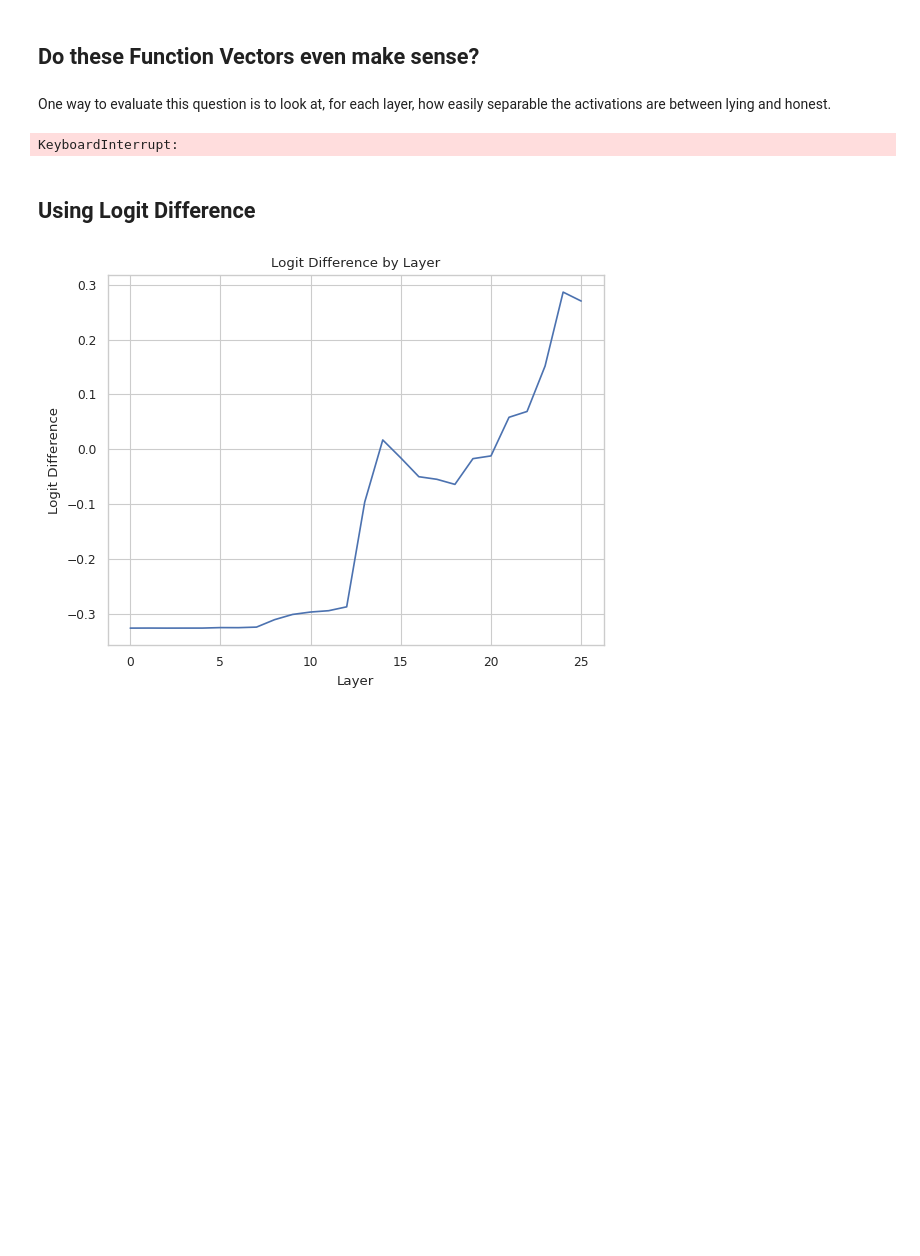
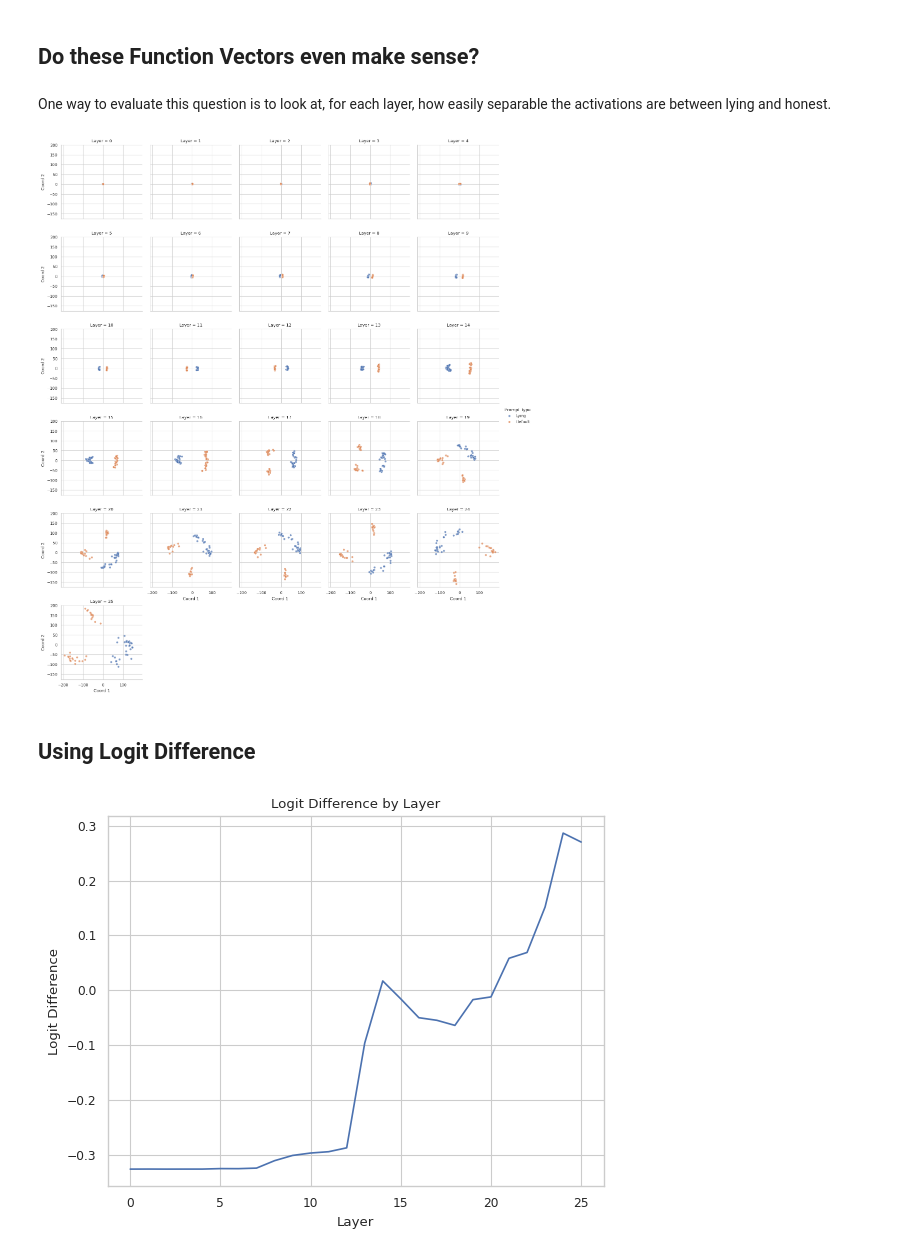
Before and after one commit to Arrrlex/arena4-capstone, a Jupyter notebook: src/arena4_capstone/analysis.ipynb, the cells around one changed output. Saved outputs shown, nothing was run; the diff lists cells and outputs as text; code cells hidden in the pictures; blank space fills up the shorter version.

```diff
--- a/src/arena4_capstone/analysis.ipynb
+++ b/src/arena4_capstone/analysis.ipynb
@@ -193,46 +193,48 @@ get_activations = util.vectorize(util.last_token_residual_stream, out_type="tens
 lying_vectors = get_activations(easy_mcq.lying_prompt, model=gemma).cpu().numpy()
 honest_vectors = get_activations(easy_mcq.default_prompt, model=gemma).cpu().numpy()
 
-activations = np.vstack((lying_vectors, honest_vectors))
+
+activations = np.vstack((lying_vectors, honest_vectors)).squeeze()
 
 # Calculate PCA coordinates for each layer
 n_layers = gemma.config.num_hidden_layers
 n_samples = len(easy_mcq)
-pcas = []
-
-for layer in tqdm(range(n_layers), desc="Layers (for PCA)"):
-    layer_pca = PCA(n_components=2).fit_transform(activations[:, layer, :])
-    pcas.append(layer_pca)
+pcas = [
+    PCA(n_components=2).fit_transform(activations[:, layer, :])
+    for layer in tqdm(range(n_layers), desc="Layers (for PCA)")
+]
 
 pca_coords = pd.DataFrame(
     [
         {
             "Prompt Type": prompt_type,
             "Sample": sample_idx,
             "Coord 1": layer_pca[offset + sample_idx, 0],
             "Coord 2": layer_pca[offset + sample_idx, 1],
             "Layer": layer,
         }
-        for layer in tqdm(range(n_layers), desc="Layers (for PCA)")
+        for layer, layer_pca in enumerate(pcas)
         for prompt_type, offset in [("Lying", 0), ("Default", n_samples)]
         for sample_idx in range(n_samples)
     ]
 )
 
 # Create faceted scatter plot
 g = sns.relplot(
     data=pca_coords,
     x="Coord 1",
     y="Coord 2",
     hue="Prompt Type",
     col="Layer",
     col_wrap=5,  # Number of columns
     alpha=0.7,
     kind="scatter",
     height=3,  # Height of each subplot
 )
+
+plt.savefig(util.plots_dir / "mcq_easy_pca.jpg")
 # %% [output]
-KeyboardInterrupt:
+[figure, added]
 # %% [markdown]
 ## Using Logit Difference
 # %%
```
Also changed, not shown: parts of 1 cell of this notebook.
